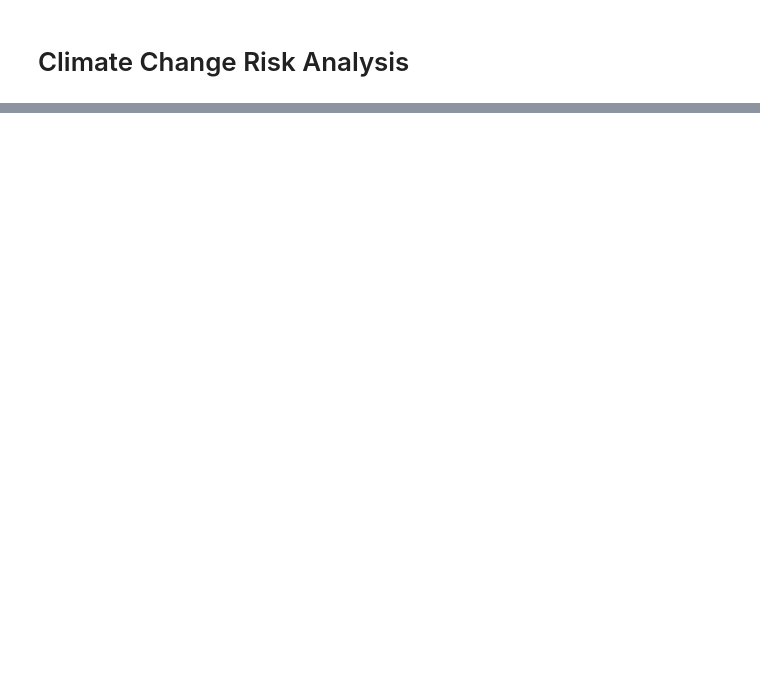
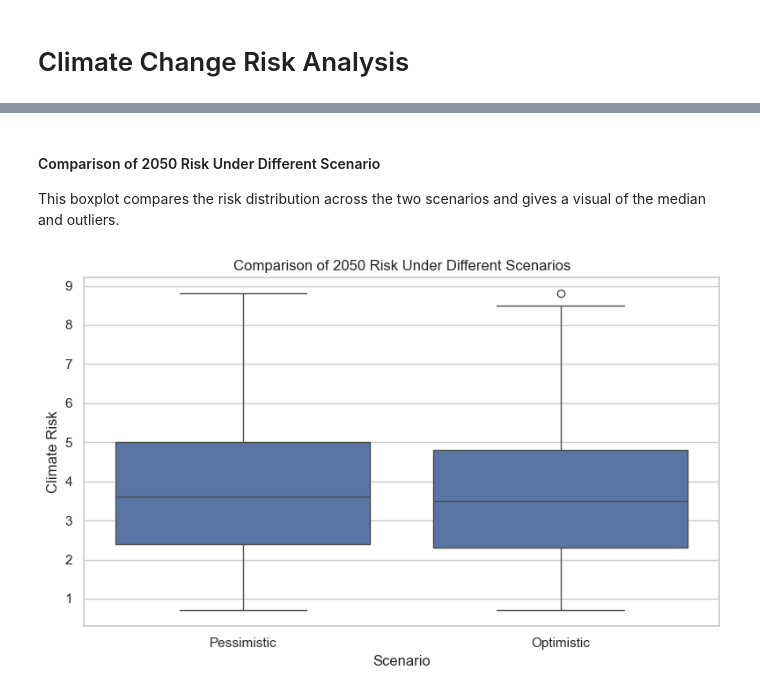
Before and after one commit to IT2053C-Gilany/final-project-Reshikagg, a Jupyter notebook: final-project.ipynb, the cells around one changed output, grey strips where cells are left out. Drawn from its saved outputs; the diff is of its cells as text; code cells hidden in the pictures; blank space fills up the shorter version.

```diff
--- a/final-project.ipynb
+++ b/final-project.ipynb
@@ -83,0 +187,30 @@ import seaborn as sns
+# %% [markdown]
+#### Comparison of 2050 Risk Under Different Scenario
+This boxplot compares the risk distribution across the two scenarios and gives a visual of the median and outliers.
+# %%
+
+tidy_risk = pd.melt(
+    df,
+    id_vars=["Country"],
+    value_vars=["Risk_2050_Pessimistic", "Risk_2050_Optimistic"],
+    var_name="Scenario",
+    value_name="Risk"
+)
+tidy_risk["Year"] = "2050"
+tidy_risk["Scenario"] = tidy_risk["Scenario"].map({
+    "Risk_2050_Pessimistic": "Pessimistic",
+    "Risk_2050_Optimistic": "Optimistic"
+})
+
+plt.figure(figsize=(8, 5))
+sns.boxplot(
+    data=tidy_risk,
+    x="Scenario", y="Risk"
+)
+plt.title("Comparison of 2050 Risk Under Different Scenarios")
+plt.xlabel("Scenario")
+plt.ylabel("Climate Risk")
+plt.tight_layout()
+plt.show()
+# %% [output]
+[figure, added]
```
Also changed, not shown: parts of 30 cells of this notebook.
